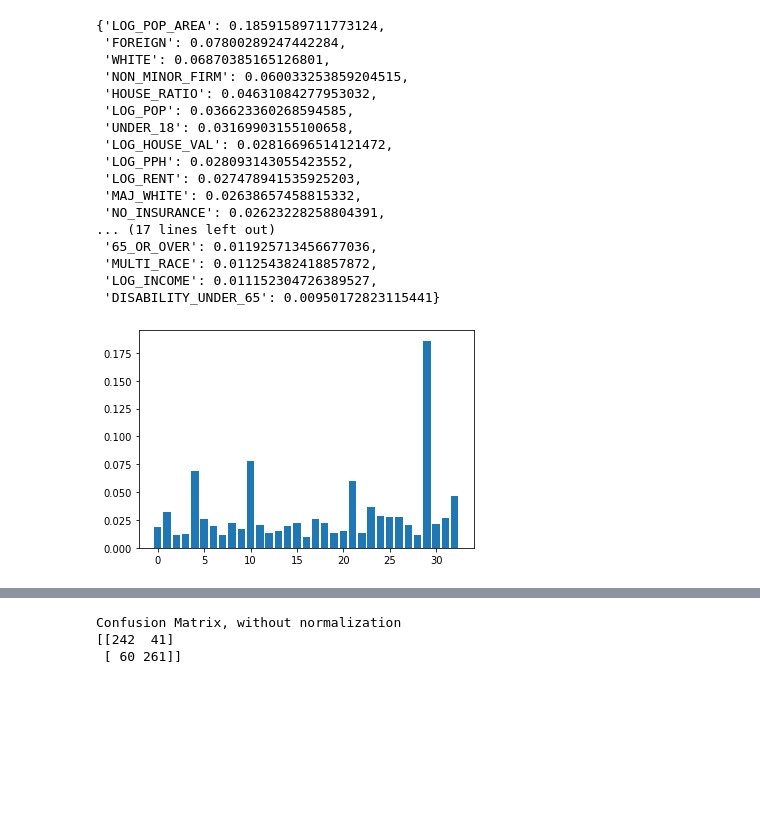
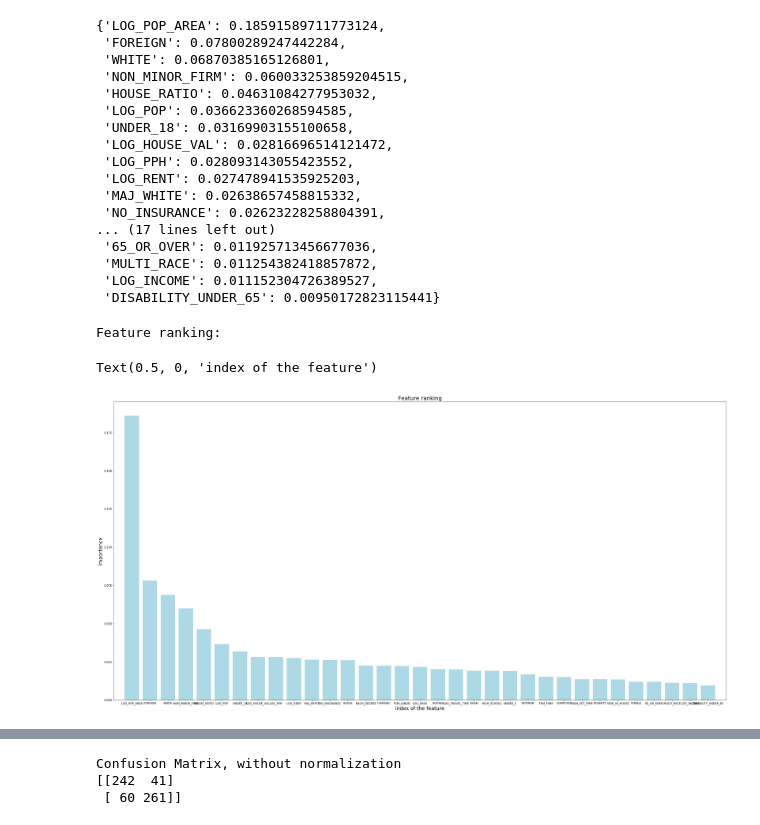
Before and after one commit to CaryMosley/PoliticalAffiliation, a Jupyter notebook: Modeling.ipynb, the cells around one changed output, grey strips where cells are left out. Saved outputs shown, nothing was run; the diff lists cells and outputs as text; code cells hidden in the pictures; blank space fills up the shorter version.

Commit message:
adding model evaluation

```diff
--- a/Modeling.ipynb
+++ b/Modeling.ipynb
@@ -551,7 +551,8 @@ summary_df
 | 0 | Gradient Boosting Classifier | 0.832781 | 0.813084 | 0.864238 | 0.837881 |
 # %%
 weights = dict(zip(list(X_improv.columns), list(winning_model.feature_importances_)))
-{k: v for k, v in sorted(weights.items(), key=lambda item: item[1],reverse=True)}
+sorted_weights = {k: v for k, v in sorted(weights.items(), key=lambda item: item[1],reverse=True)}
+sorted_weights
 # %% [output]
 {'LOG_POP_AREA': 0.18591589711773124,
  'FOREIGN': 0.07800289247442284,
@@ -570,9 +571,24 @@ weights = dict(zip(list(X_improv.columns), list(winning_model.feature_importance
  'MULTI_RACE': 0.011254382418857872,
  'LOG_INCOME': 0.011152304726389527,
  'DISABILITY_UNDER_65': 0.00950172823115441}
-# %%
-plt.bar(range(len(winning_model.feature_importances_)), winning_model.feature_importances_)
-plt.show()
-# %% [output]
-[figure, removed]
+# %%
+importances = winning_model.feature_importances_
+indices = np.argsort(importances)[::-1]
+print("Feature ranking:")
+
+feature_names = sorted_weights.keys()
+
+f, ax = plt.subplots(figsize=(40, 20))
+plt.title("Feature ranking", fontsize = 20)
+plt.bar(range(X_improv.shape[1]), importances[indices],
+    color="lightblue",
+    align="center")
+plt.xticks(range(X_improv.shape[1]), feature_names)
+plt.xlim([-1, X_improv.shape[1]])
+plt.ylabel("importance", fontsize = 18)
+plt.xlabel("index of the feature", fontsize = 18)
+# %% [output]
+Feature ranking:
+Text(0.5, 0, 'index of the feature')
+[figure, added]
 # %% [markdown]
```
Also changed, not shown: parts of 6 cells of this notebook.
